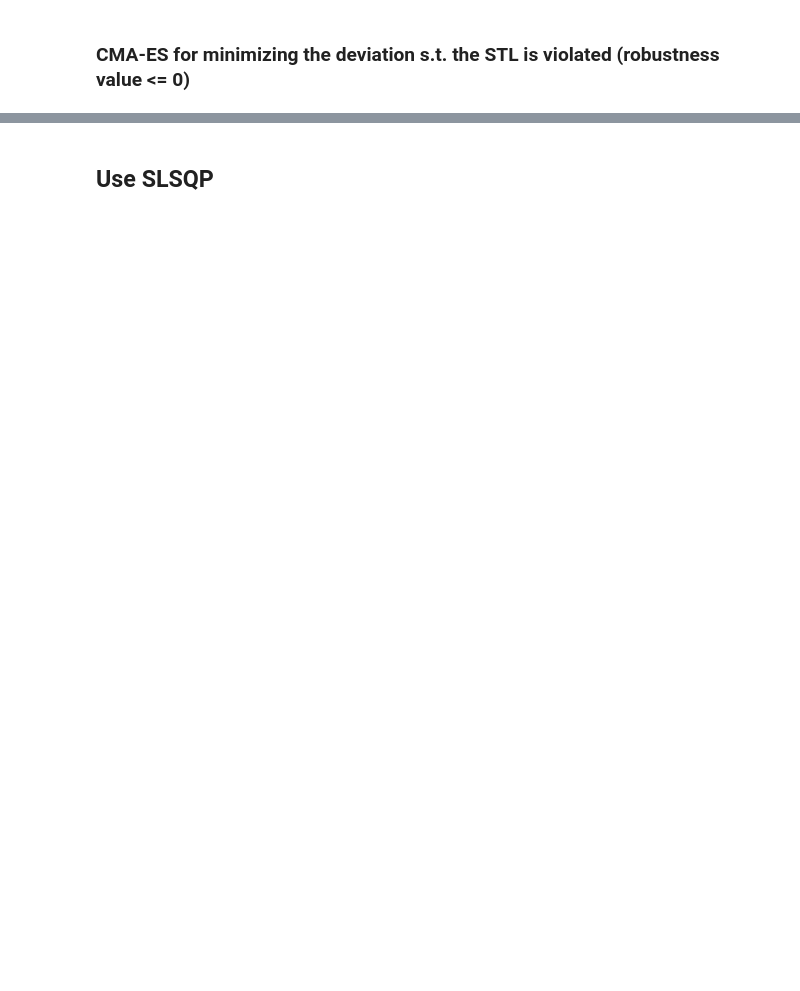
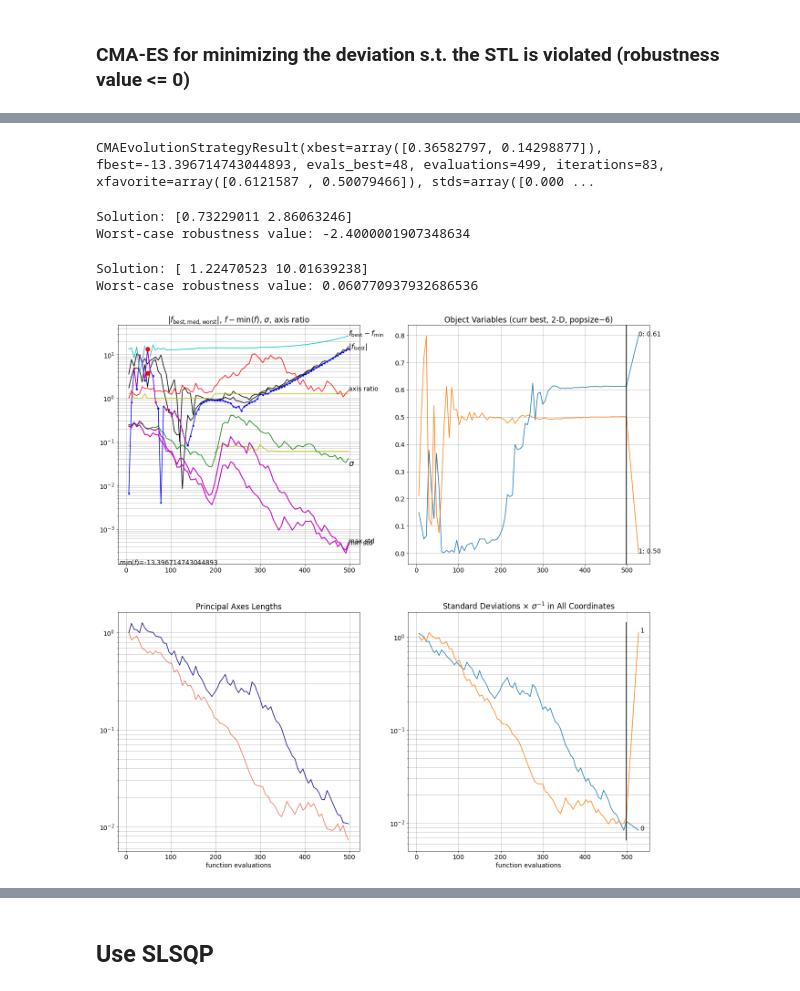
Before and after one commit to SteveZhangBit/STL-Robustness, a Jupyter notebook: cartpole/Cartpole-robustness.ipynb, the cells around one changed output, grey strips where cells are left out. Drawn from its saved outputs; the diff is of its cells as text; code cells hidden in the pictures; blank space fills up the shorter version.

```diff
--- a/cartpole/Cartpole-robustness.ipynb
+++ b/cartpole/Cartpole-robustness.ipynb
@@ -170,16 +208,13 @@ np.where(np.array(a1) != np.array(a2))[0][0]
 # %%
-def random_sample(env, next_action, max_episode_steps=100, max_episodes=3, seed=None):
+def random_sample(env, next_action, max_episode_steps=100, max_episodes=3):
     space = env.observation_space
-    episode_rewards = []
+    # episode_rewards = []
     episode_obs_records = []
-
-    if seed is not None:
-        env.seed(seed)
 
     for episode in range(max_episodes):
         # reset env
         obs = env.reset()
-        total_reward = 0.0
+        # total_reward = 0.0
         obs_records = [obs]
         out_space = False
 
@@ -187,7 +222,8 @@ def random_sample(env, next_action, max_episode_steps=100, max_episodes=3, seed=
             action = next_action(obs)
             obs, reward, done, info = env.step(action)
 
-            total_reward += reward
+            # total_reward += reward
+
             # if the observation is out of the space, clip it and then terminate the episode
             if np.sum(obs < space.low) > 0 or np.sum(obs > space.high) > 0:
                 obs = np.clip(obs, space.low, space.high)
@@ -198,7 +234,8 @@ def random_sample(env, next_action, max_episode_steps=100, max_episodes=3, seed=
                 obs_records = np.append(obs_records, np.full((max_episode_steps-step-1, len(obs)), obs), axis=0)
                 break
 
-        episode_rewards.append(total_reward)
+        # episode_rewards.append(total_reward)
         episode_obs_records.append(obs_records)
 
-    return np.array(episode_rewards), np.array(episode_obs_records)
+    # return np.array(episode_rewards), np.array(episode_obs_records)
+    return np.array(episode_obs_records)
@@ -275,0 +337,9 @@ import cma
+# %%
+# CMA is better when the agent is deterministic
+for x in np.random.rand(5, 2):
+    est1 = scaled_estimate_min_STL_robustness(x)
+    est2 = scaled_cma_min_STL_robustness(x)
+    if est1 < est2:
+        print(est1, est2, "Random Sample")
+    else:
+        print(est1, est2, "CMA")
@@ -277,8 +353,14 @@ import cma
 ### CMA-ES for minimizing the deviation s.t. the STL is violated (robustness value <= 0)
 # %%
 # set initial variable values to the default value
-x0 = normalize_x(x_original, bounds); x0
+x0 = normalize_x(x_original, env_bounds)
 sigma0 = 0.2
 
-cfun = cma.ConstrainedFitnessAL(scaled_min_deviation, lambda x: [scaled_STL_robustness(x)], find_feasible_first=True)
-x, es = cma.fmin2(cfun, x0, sigma0, {'bounds': [0.0, 1.0], 'tolstagnation': 0}, callback=cfun.update)
+cfun = cma.ConstrainedFitnessAL(scaled_deviation_dist, lambda x: [scaled_cma_min_STL_robustness(x)], find_feasible_first=True)
+x, es = cma.fmin2(
+    cfun,
+    x0,
+    sigma0,
+    {'bounds': [0.0, 1.0], 'tolstagnation': 0, 'tolfun': 1e-3, 'tolx': 1e-5, 'timeout': 30 * 60},
+    callback=cfun.update
+)
@@ -285,15 +385,29 @@ x, es = cma.fmin2(cfun, x0, sigma0, {'bounds': [0.0, 1.0], 'tolstagnation': 0},
+# %%
+es.result
+# %% [output]
+CMAEvolutionStrategyResult(xbest=array([0.36582797, 0.14298877]), fbest=-13.396714743044893, evals_best=48, evaluations=499, iterations=83, xfavorite=array([0.6121587 , 0.50079466]), stds=array([0.000 ...
+# %%
+# the original x-value may be meaningless
+x = es.result.xbest
+print("Solution:", scale_x(x, env_bounds))
+print("Worst-case robustness value:", scaled_cma_min_STL_robustness(x))  # show constraint violation values
+# %% [output]
+Solution: [0.73229011 2.86063246]
+Worst-case robustness value: -2.4000001907348634
 # %%
-x = es.result.xfavorite  # the original x-value may be meaningless
-print("Solution:", scale_x(x, bounds))
-print("Worst-case robustness value:", scaled_STL_robustness(x))  # show constraint violation values
+x = es.result.xfavorite
+print("Solution:", scale_x(x, env_bounds))
+print("Worst-case robustness value:", scaled_cma_min_STL_robustness(x))  # show constraint violation values
+# %% [output]
+Solution: [ 1.22470523 10.01639238]
+Worst-case robustness value: 0.060770937932686536
 # %%
-# plt.rc('font', size=14)
+plt.rc('font', size=14)
 
 es.plot()
 
 fig = plt.gcf()
 fig.set_figwidth(18)
 fig.set_figheight(18)
-fig.title.set_fontsize(14)
-fig.xaxis.label.set_fontsize(14)
-fig.yaxis.label.set_fontsize(14)
+# %% [output]
+[figure, added]
```
Also changed, not shown: parts of 36 cells of this notebook, 1 other file.
